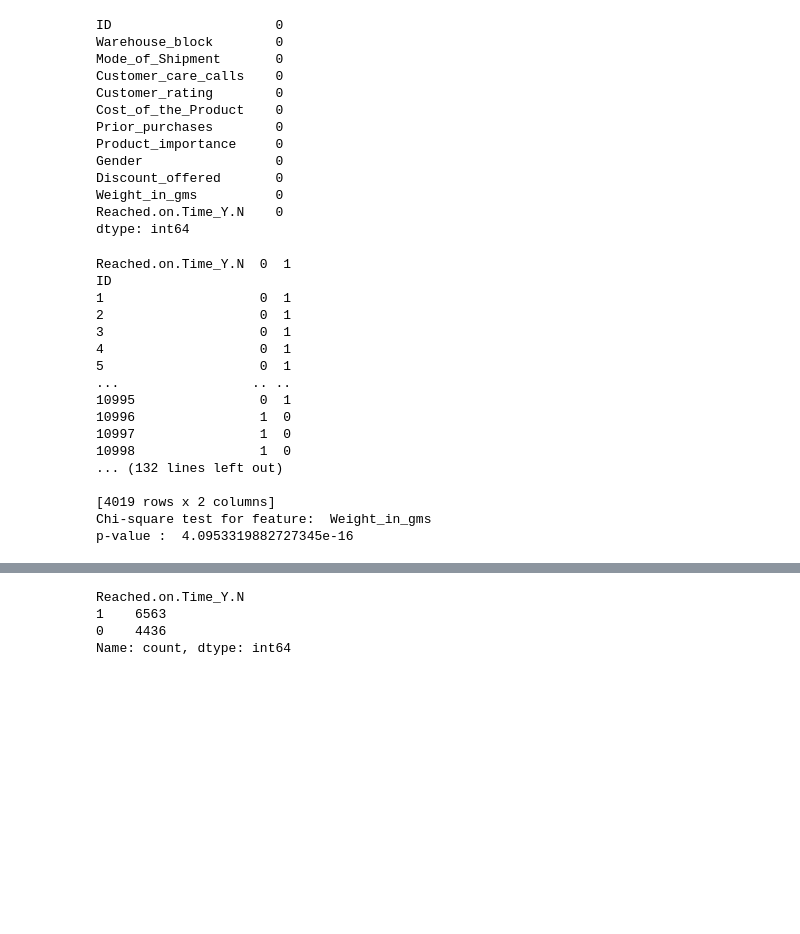
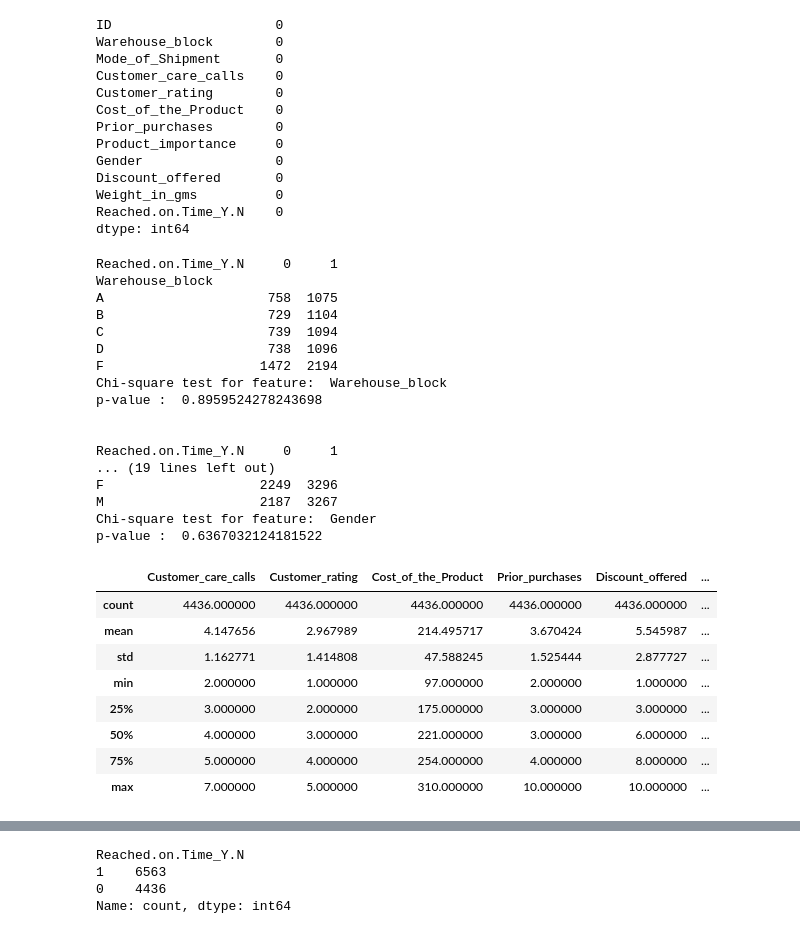
Before and after one commit to sanmay390/Shipment-Data-Analytics, a Jupyter notebook: Random_Forest.ipynb, the cells around one changed output, grey strips where cells are left out. Cells and saved outputs as stored; diff of their text form; code cells hidden in the pictures; blank space fills up the shorter version.

```diff
--- a/Random_Forest.ipynb
+++ b/Random_Forest.ipynb
@@ -202,9 +202,9 @@ Reached.on.Time_Y.N    0
 dtype: int64
 # %%
 from scipy.stats import chi2_contingency
-
+cat_cols=data[['Warehouse_block','Mode_of_Shipment','Product_importance','Gender']]
 # defining the table
-for column in data.columns:
+for column in cat_cols.columns:
     if(column!='Reached.on.Time_Y.N'):
         table = pd.crosstab(data[column], data['Reached.on.Time_Y.N'])
         print(table)
@@ -215,20 +215,34 @@ for column in data.columns:
         print("")
         print("")
 # %% [output]
-Reached.on.Time_Y.N  0  1
-ID
-1                    0  1
-2                    0  1
-3                    0  1
-4                    0  1
-5                    0  1
-...                 .. ..
-10995                0  1
-10996                1  0
-10997                1  0
-10998                1  0
-... (132 lines left out)
+Reached.on.Time_Y.N     0     1
+Warehouse_block
+A                     758  1075
+B                     729  1104
+C                     739  1094
+D                     738  1096
+F                    1472  2194
+Chi-square test for feature:  Warehouse_block
+p-value :  0.8959524278243698
 
-[4019 rows x 2 columns]
-Chi-square test for feature:  Weight_in_gms
-p-value :  4.0953319882727345e-16
+
+Reached.on.Time_Y.N     0     1
+... (19 lines left out)
+F                    2249  3296
+M                    2187  3267
+Chi-square test for feature:  Gender
+p-value :  0.6367032124181522
+# %%
+numerical_columns = ['Customer_care_calls','Customer_rating','Cost_of_the_Product','Prior_purchases','Discount_offered','Weight_in_gms','Reached.on.Time_Y.N']
+data_notReached = data[data['Reached.on.Time_Y.N'] == 0]
+data_notReached[numerical_columns].describe()
+# %% [output]
+|  | Customer_care_calls | Customer_rating | Cost_of_the_Product | Prior_purchases | Discount_offered | ... |
+| count | 4436.000000 | 4436.000000 | 4436.000000 | 4436.000000 | 4436.000000 | ... |
+| mean | 4.147656 | 2.967989 | 214.495717 | 3.670424 | 5.545987 | ... |
+| std | 1.162771 | 1.414808 | 47.588245 | 1.525444 | 2.877727 | ... |
+| min | 2.000000 | 1.000000 | 97.000000 | 2.000000 | 1.000000 | ... |
+| 25% | 3.000000 | 2.000000 | 175.000000 | 3.000000 | 3.000000 | ... |
+| 50% | 4.000000 | 3.000000 | 221.000000 | 3.000000 | 6.000000 | ... |
+| 75% | 5.000000 | 4.000000 | 254.000000 | 4.000000 | 8.000000 | ... |
+| max | 7.000000 | 5.000000 | 310.000000 | 10.000000 | 10.000000 | ... |
```
Also changed, not shown: parts of 3 cells of this notebook.
